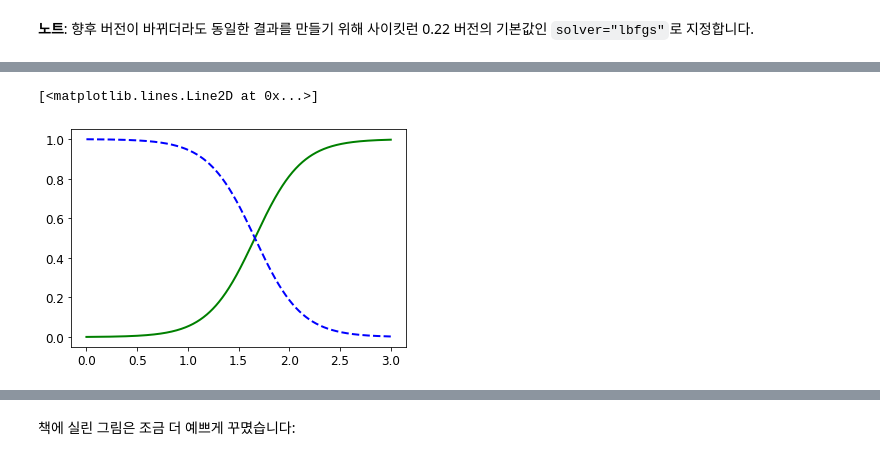
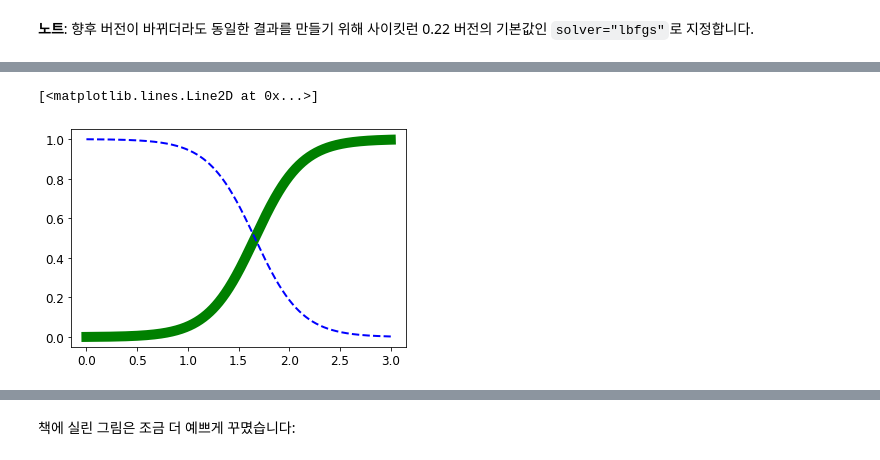
Before and after one commit to K-107/handson-ml2, a Jupyter notebook: 04_training_linear_models.ipynb, the cells around one changed output, grey strips where cells are left out. Cells and saved outputs as stored; diff of their text form; code cells hidden in the pictures.

```diff
--- a/04_training_linear_models.ipynb
+++ b/04_training_linear_models.ipynb
@@ -865,9 +905,12 @@ LogisticRegression(random_state=42)
 # %%
 X_new = np.linspace(0, 3, 1000).reshape(-1, 1)
+# np.linspace(start, stop, num) : 1차원 배열의 시작값, 끝값,
+# 시작과 끝 사이를 몇 개의 일정한 간격으로 요소를 만들 것인지
 y_proba = log_reg.predict_proba(X_new)
 
-plt.plot(X_new, y_proba[:, 1], "g-", linewidth=2, label="Iris virginica")
+plt.plot(X_new, y_proba[:, 1], "g-", linewidth=10, label="Iris virginica")
 plt.plot(X_new, y_proba[:, 0], "b--", linewidth=2, label="Not Iris virginica")
+# predict_proba는 클래스가 0인 것이 0번째 컬럼, 1이 1번째 컬럼이다.
 # %% [output]
 [<matplotlib.lines.Line2D at 0x...>]
-[figure, old version]
+[figure, new version]
```
Also changed, not shown: parts of 13 cells of this notebook.
